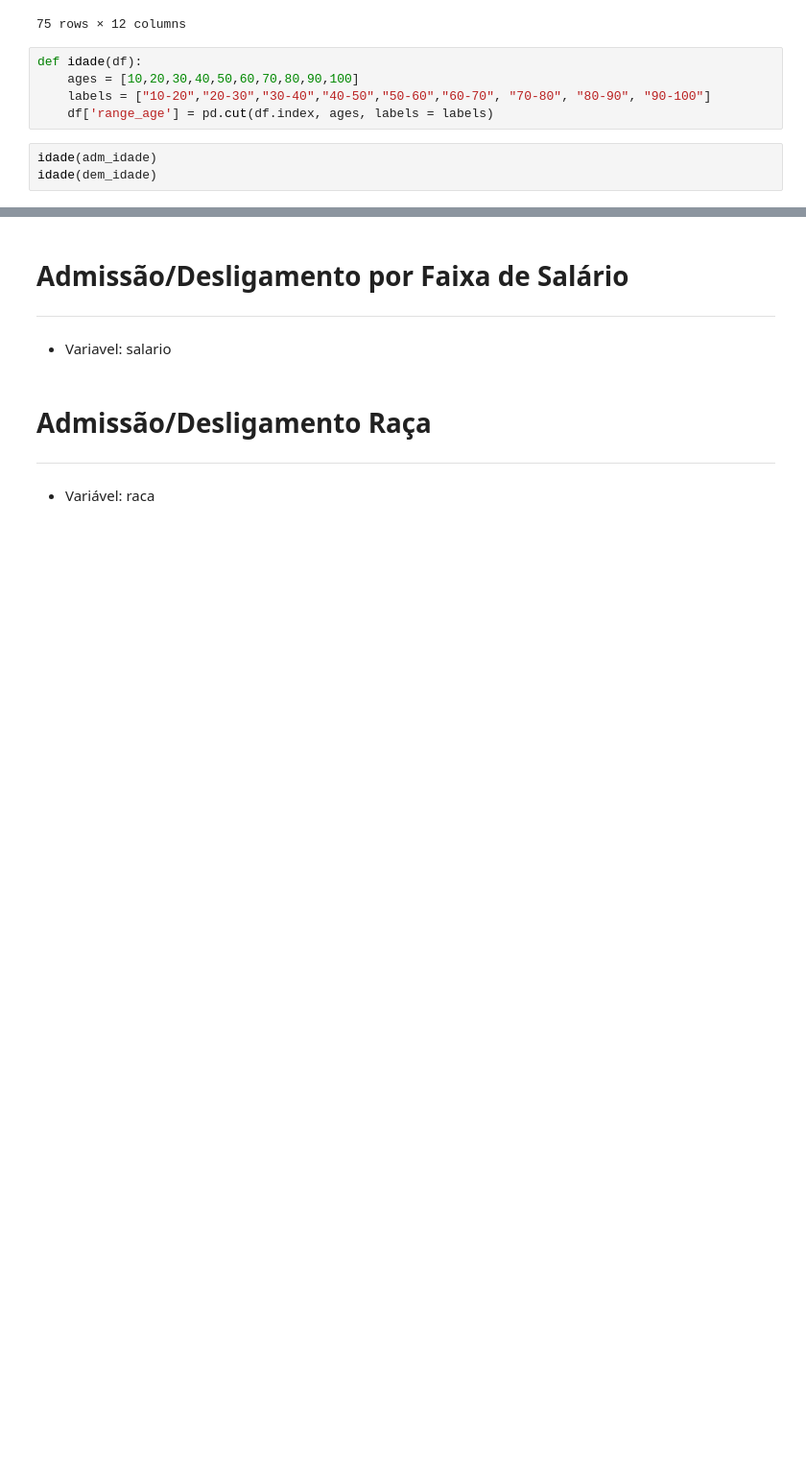
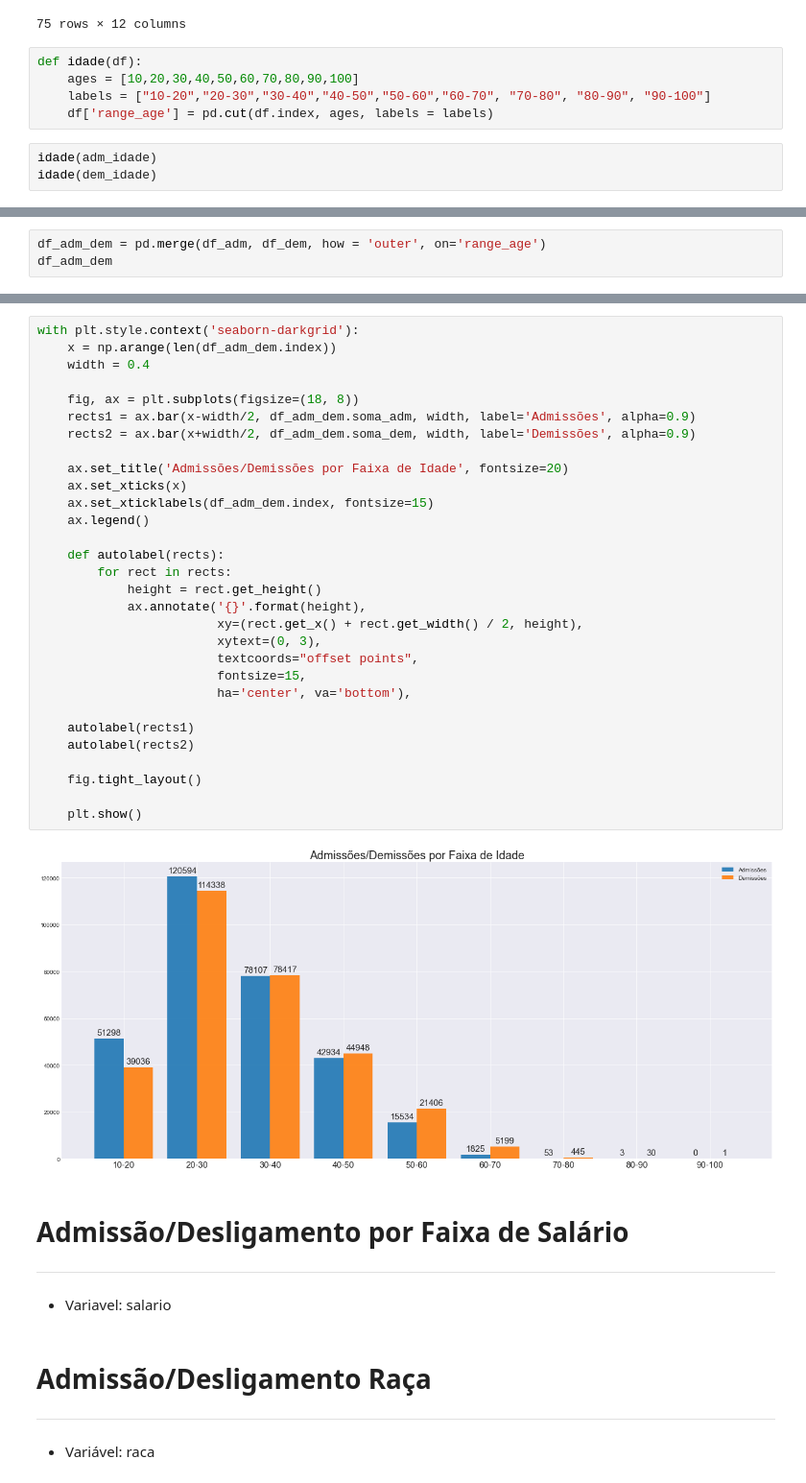
Before and after one commit to emariot/CAGED-CWB, a Jupyter notebook: Novo Caged.ipynb, the cells around one changed output, grey strips where cells are left out. Shown at 96% size. Cells and saved outputs as stored; diff of their text form; blank space fills up the shorter version.

```diff
--- a/Novo Caged.ipynb
+++ b/Novo Caged.ipynb
@@ -1335,0 +1320,3 @@ df_dem
+# %%
+df_adm_dem = pd.merge(df_adm, df_dem, how = 'outer', on='range_age')
+df_adm_dem
@@ -1336,3 +1335,35 @@ df_dem
+# %%
+with plt.style.context('seaborn-darkgrid'):
+    x = np.arange(len(df_adm_dem.index))
+    width = 0.4
+
+    fig, ax = plt.subplots(figsize=(18, 8))
+    rects1 = ax.bar(x-width/2, df_adm_dem.soma_adm, width, label='Admissões', alpha=0.9)
+    rects2 = ax.bar(x+width/2, df_adm_dem.soma_dem, width, label='Demissões', alpha=0.9)
+
+    ax.set_title('Admissões/Demissões por Faixa de Idade', fontsize=20)
+    ax.set_xticks(x)
+    ax.set_xticklabels(df_adm_dem.index, fontsize=15)
+    ax.legend()
+
+    def autolabel(rects):
+        for rect in rects:
+            height = rect.get_height()
+            ax.annotate('{}'.format(height),
+                        xy=(rect.get_x() + rect.get_width() / 2, height),
+                        xytext=(0, 3),
+                        textcoords="offset points",
+                        fontsize=15,
+                        ha='center', va='bottom'),
+
+    autolabel(rects1)
+    autolabel(rects2)
+
+    fig.tight_layout()
+
+    plt.show()
+# %% [output]
+[figure, added]
 # %% [markdown]
 # Admissão/Desligamento por Faixa de Salário
 ---
```
Also changed, not shown: parts of 6 cells of this notebook.
